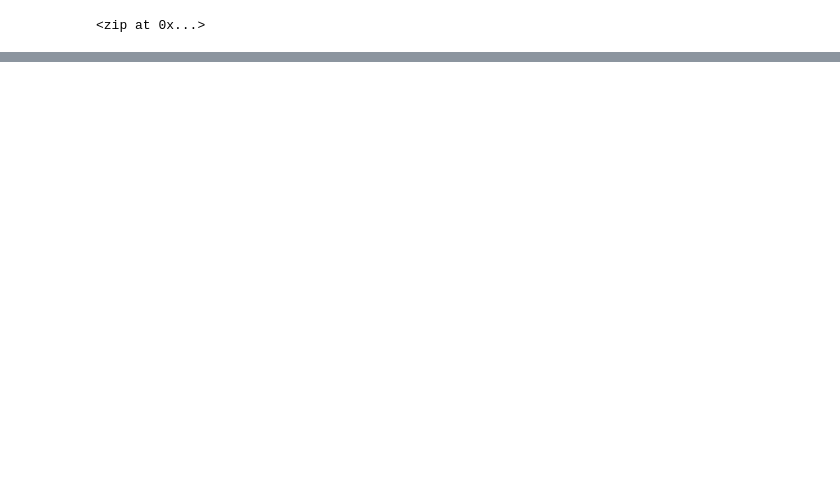
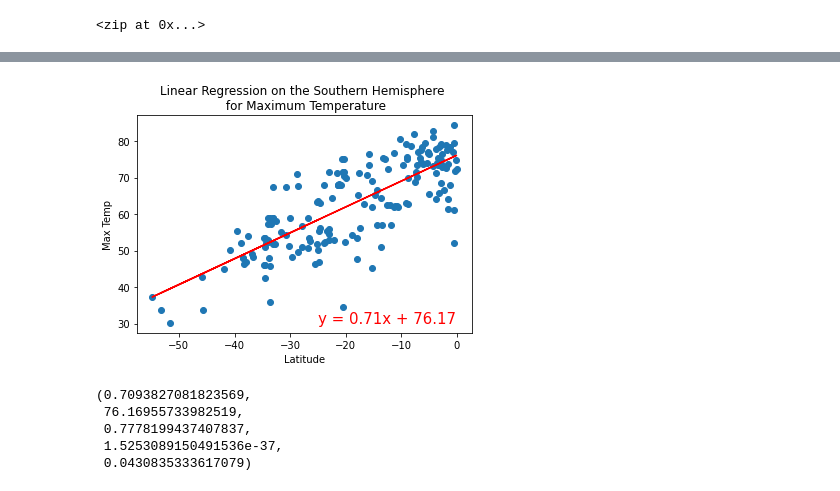
Before and after one commit to shayna-UT/World_Weather_Analysis, a Jupyter notebook: WeatherPy.ipynb, the cells around one changed output, grey strips where cells are left out. Saved outputs shown, nothing was run; the diff lists cells and outputs as text; code cells hidden in the pictures; blank space fills up the shorter version.

```diff
--- a/WeatherPy.ipynb
+++ b/WeatherPy.ipynb
@@ -296,0 +339,4 @@ plt.show()
+# %%
+# Create the Southern Hemisphere DataFrame
+southern_hemi_df = city_data_df.loc[(city_data_df["Lat"] < 0)]
+southern_hemi_df.head()
@@ -296,0 +373,24 @@ plt.show()
+# %%
+# Latitude vs. Max Temperature Southern Hemisphere
+# Linear regression on the Southern Hemisphere
+x_values = southern_hemi_df["Lat"]
+y_values = southern_hemi_df["Max Temp"]
+# Call the function
+plot_linear_regression(x_values, y_values,
+                       'Linear Regression on the Southern Hemisphere \n for Maximum Temperature',
+                       'Max Temp',
+                       (-25,30))
+# %% [output]
+[figure, added]
+# %%
+# Check the r-value to determine if relationship btw the 2 variables is strong
+# r-value is greater than 0.7
+# both r-values indicate, as we approach the equator (0 deg. lat.), the temp becomes warmer
+(slope, intercept, r_value, p_value, std_err) = linregress(x_values, y_values)
+(slope, intercept, r_value, p_value, std_err)
+# %% [output]
+(0.7093827081823569,
+ 76.16955733982519,
+ 0.7778199437407837,
+ 1.5253089150491536e-37,
+ 0.0430835333617079)
```
Also changed, not shown: parts of 32 cells of this notebook, 6 other files.
